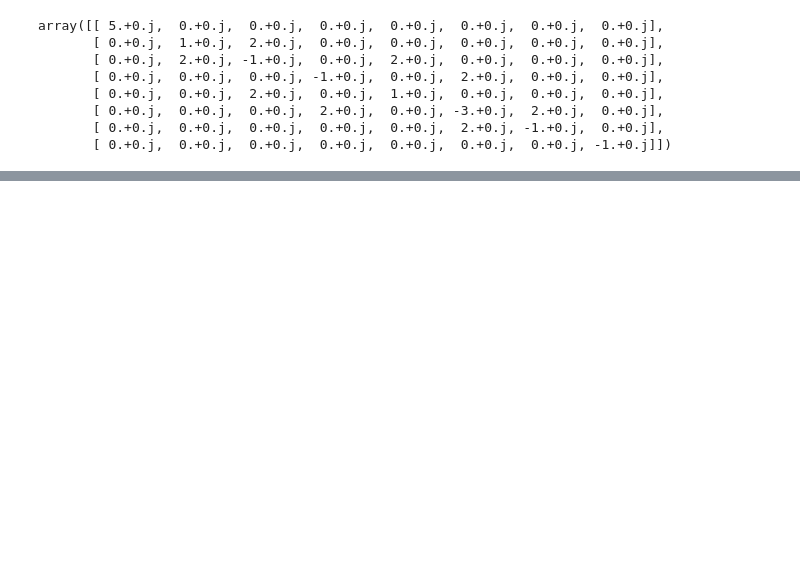
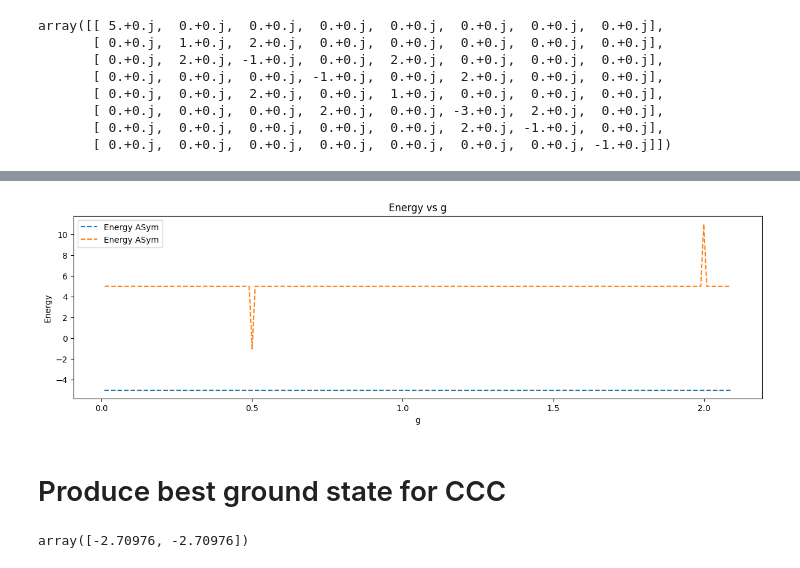
Before and after one commit to Gilfrim/Computational-Analysis-of-Many-Rotor-Systems, a Jupyter notebook: spin_hamiltonian.ipynb, the cells around one changed output, grey strips where cells are left out. Saved outputs shown, nothing was run; the diff lists cells and outputs as text; code cells hidden in the pictures; blank space fills up the shorter version.

```diff
--- a/spin_hamiltonian.ipynb
+++ b/spin_hamiltonian.ipynb
@@ -222,0 +773,17 @@ array([[ 5.+0.j,  0.+0.j,  0.+0.j,  0.+0.j,  0.+0.j,  0.+0.j,  0.+0.j,  0.+0.j],
+# %%
+plt.figure(figsize=(15, 4))
+
+plt.plot(g_array, energy_singles[:, 0], "--", label="Energy ASym")
+plt.plot(g_array, energy_singles[:, 1], "--", label="Energy ASym")
+# plt.plot(g_array, energy_singles[:, 2], "--", label="Energy ASym")
+# plt.plot(g_array, energy_singles[:, 3], "--", label="Energy ASym")
+plt.title(f"Energy vs g")
+plt.xlabel("g")
+plt.ylabel("Energy")
+plt.legend()
+# plt.ylim(-0.25, 0)
+plt.show()
+# %% [output]
+[figure, added]
+# %% [markdown]
+# Produce best ground state for CCC
@@ -222,0 +823,4 @@ array([[ 5.+0.j,  0.+0.j,  0.+0.j,  0.+0.j,  0.+0.j,  0.+0.j,  0.+0.j,  0.+0.j],
+# %%
+eig_val[np.array(indx_degenerate[2])]
+# %% [output]
+array([-2.70976, -2.70976])
```
Also changed, not shown: parts of 90 cells of this notebook, 44 other files.
